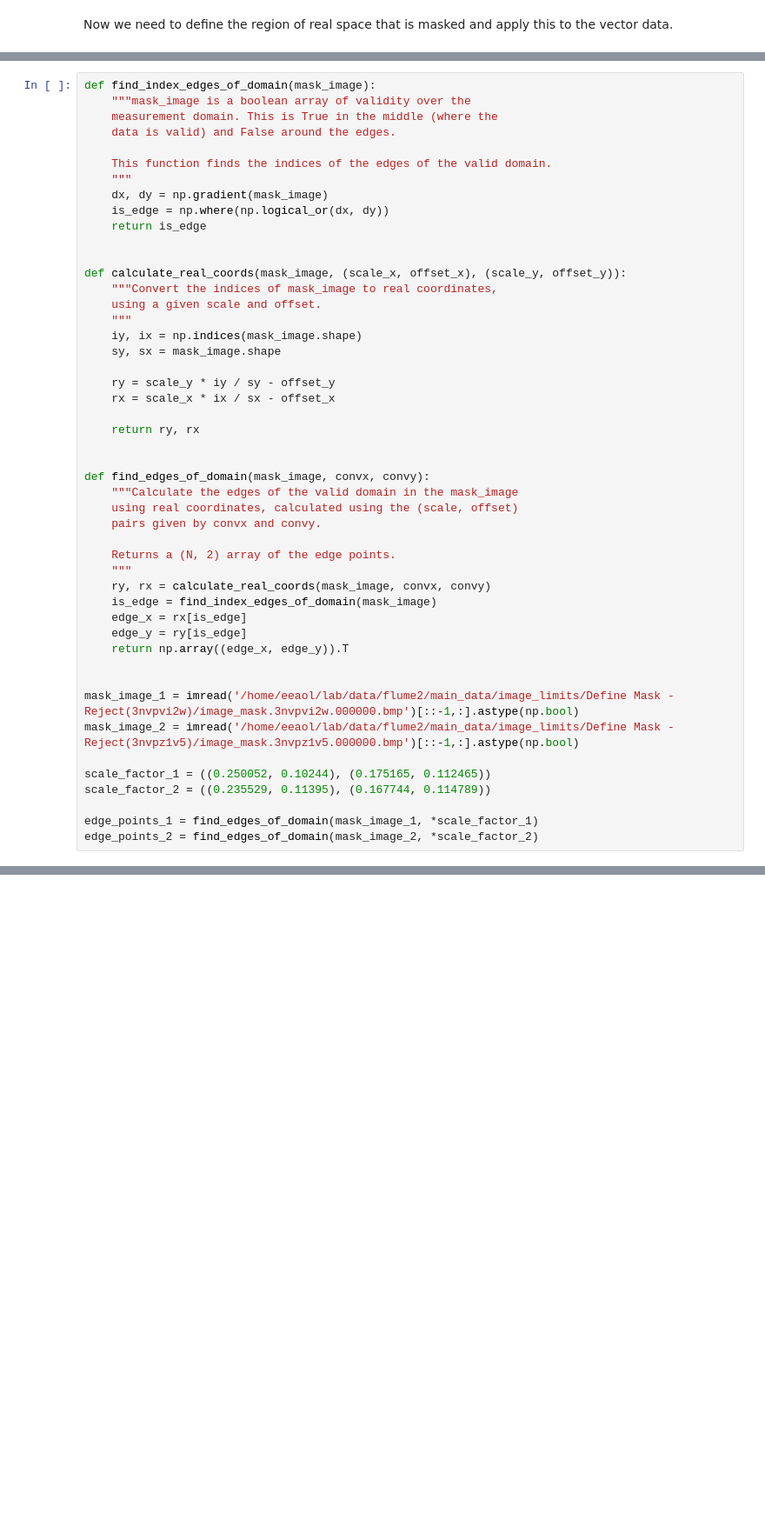
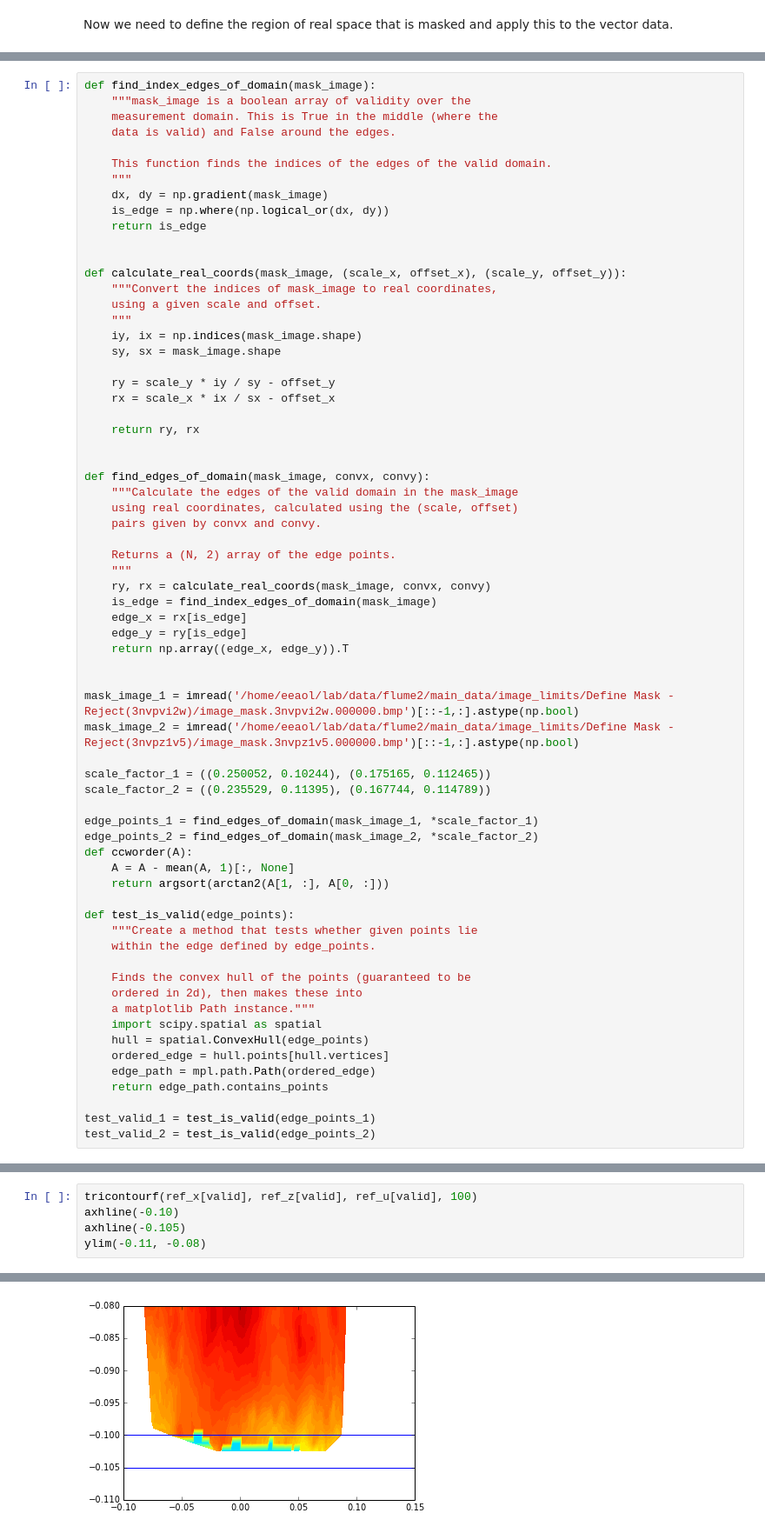
Before and after one commit to aaren/notebooks, a Jupyter notebook: piv_data_qc.ipynb, the cells around one changed output, grey strips where cells are left out. Shown at 87% size. Drawn from its saved outputs; the diff is of its cells as text; blank space fills up the shorter version.

```diff
--- a/piv_data_qc.ipynb
+++ b/piv_data_qc.ipynb
@@ -306,3 +306,22 @@ scale_factor_2 = ((0.235529, 0.11395), (0.167744, 0.114789))
 
 edge_points_1 = find_edges_of_domain(mask_image_1, *scale_factor_1)
 edge_points_2 = find_edges_of_domain(mask_image_2, *scale_factor_2)
+def ccworder(A):
+    A = A - mean(A, 1)[:, None]
+    return argsort(arctan2(A[1, :], A[0, :]))
+
+def test_is_valid(edge_points):
+    """Create a method that tests whether given points lie
+    within the edge defined by edge_points.
+
+    Finds the convex hull of the points (guaranteed to be
+    ordered in 2d), then makes these into
+    a matplotlib Path instance."""
+    import scipy.spatial as spatial
+    hull = spatial.ConvexHull(edge_points)
+    ordered_edge = hull.points[hull.vertices]
+    edge_path = mpl.path.Path(ordered_edge)
+    return edge_path.contains_points
+
+test_valid_1 = test_is_valid(edge_points_1)
+test_valid_2 = test_is_valid(edge_points_2)
@@ -347,0 +371,6 @@ contourf(mask_ref_x, mask_ref_z, mask_ref_u, 100)
+# %%
+tricontourf(ref_x[valid], ref_z[valid], ref_u[valid], 100)
+axhline(-0.10)
+axhline(-0.105)
+ylim(-0.11, -0.08)
+# %% [output]
@@ -347,0 +378 @@ contourf(mask_ref_x, mask_ref_z, mask_ref_u, 100)
+[figure, added]
```
Also changed, not shown: parts of 12 cells of this notebook.
